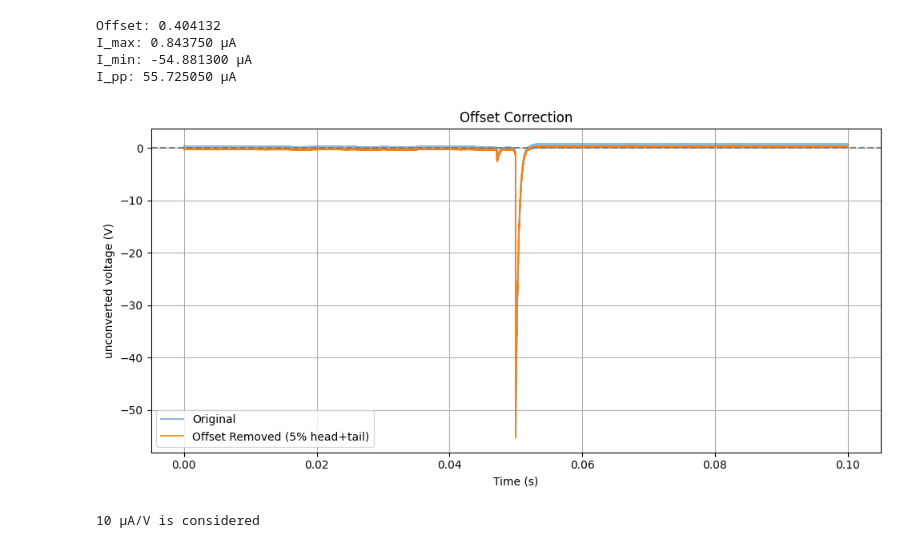
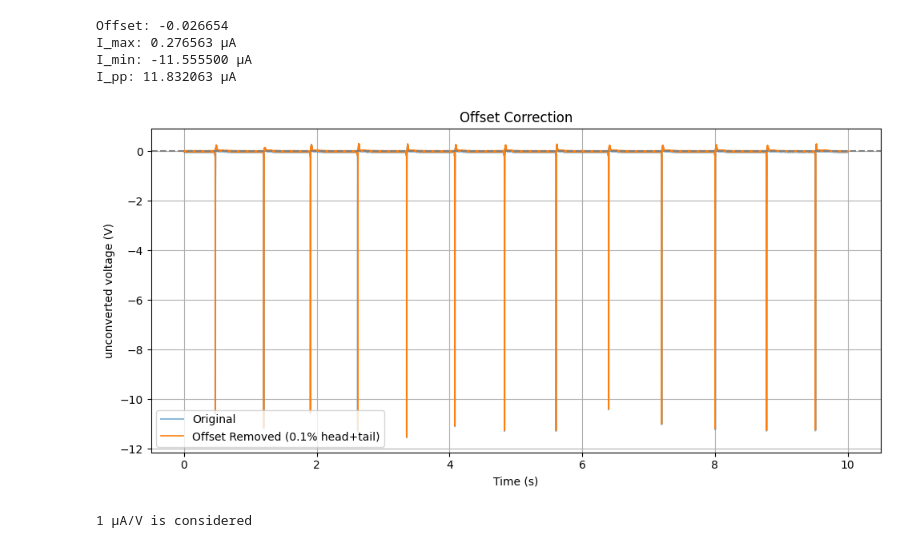
Before and after one commit to Gibeom-Lee/GB_practicing, a Jupyter notebook: data_processing/Integral.ipynb, the cells around one changed output. Cells and saved outputs as stored; diff of their text form; code cells hidden in the pictures.

```diff
--- a/data_processing/Integral.ipynb
+++ b/data_processing/Integral.ipynb
@@ -12,10 +12,13 @@ import os
 from scipy.signal import find_peaks
 # %%
 # 사용자 변경
-file_path = r"C:\Users\user\Desktop\Drive파일\HI Lab\0. Projects\0. On going\2. Aloe inspired DEG\0. 실험자료\4. Data measurement\250912_트리거 한번더\csv파일\VA\8cm_30cm\tek0000ALL.csv"
+file_path = r"C:\Users\user\Desktop\Drive파일\HI Lab\0. Projects\0. On going\2. Aloe inspired DEG\0. 실험자료\4. Data measurement\251002_많은 전극은 전압강하\csv파일\1.csv"
 
 # 얼마나 앞뒤 비율 사용할 것인지 (%) ===
-fraction_percent = 5  # 앞뒤 몇 %를 baseline 추정에 사용할지 조정 ####여기에서 오차 발생이 생길 수 있음.
+fraction_percent = 0.1  # 앞뒤 몇 %를 baseline 추정에 사용할지 조정 ####여기에서 오차 발생이 생길 수 있음.
+
+# *ex) (10) = 10 μA/V 기준  %%%%%%%%% 중요 %%%%%%%%% 중요 %%%%%%%%% 중요 %%%%%%%%% 중요 %%%%%%%%% 중요 %%%%%%%%% 중요 %%%%%%%%%
+Current_scale = 1
 # %%
 df = pd.read_csv(file_path, header=None, skiprows=30)
 
@@ -38,41 +41,40 @@ baseline_offset = 0.0 if np.isnan(baseline_offset) else baseline_offset
 print(f"Offset: {baseline_offset:4f}")
 
 # === offset 제거 ===
 Cor_current = current - baseline_offset
 df['Cor_current'] = Cor_current
 
 
 print(f"I_max: {df.iloc[:, 1].max(skipna=True):.6f} μA")
 print(f"I_min: {df.iloc[:, 1].min(skipna=True):.6f} μA")
 print(f"I_pp: {df.iloc[:, 1].max(skipna=True)-df.iloc[:, 1].min(skipna=True):.6f} μA")
 
 # === 결과 시각화 ===
 plt.figure(figsize=(10, 5))
 plt.plot(df['Time'], df['Current'], label='Original', alpha=0.5)
 plt.plot(df['Time'], df['Cor_current'], label=f'Offset Removed ({fraction_percent}% head+tail)', linewidth=1.2)
 plt.axhline(0, color='gray', linestyle='--')
 plt.xlabel("Time (s)")
 plt.ylabel("unconverted voltage (V)")
 plt.title("Offset Correction")
 plt.legend()
 plt.grid(True)
 plt.tight_layout()
 #plt.ylim(-16,3)
 plt.show()
 
 df["Current"] = df["Cor_current"]
 
-# *ex) (10) = 10 μA/V 기준  %%%%%%%%% 중요 %%%%%%%%% 중요 %%%%%%%%% 중요 %%%%%%%%% 중요 %%%%%%%%% 중요 %%%%%%%%% 중요 %%%%%%%%%
-Current_scale = 10
+
 print(f"{Current_scale} μA/V is considered")
 df["Current"] = df["Current"]*(Current_scale)
 # %% [output]
-Offset: 0.404132
-I_max: 0.843750 μA
-I_min: -54.881300 μA
-I_pp: 55.725050 μA
+Offset: -0.026654
+I_max: 0.276563 μA
+I_min: -11.555500 μA
+I_pp: 11.832063 μA
-[figure, old version]
+[figure, new version]
-10 μA/V is considered
+1 μA/V is considered
 # %%
 peaks, properties = find_peaks(-df["Current"], height=2.8, distance=1000, prominence=2)  # Find peak & print time
 
```
Also changed, not shown: parts of 3 cells of this notebook.
